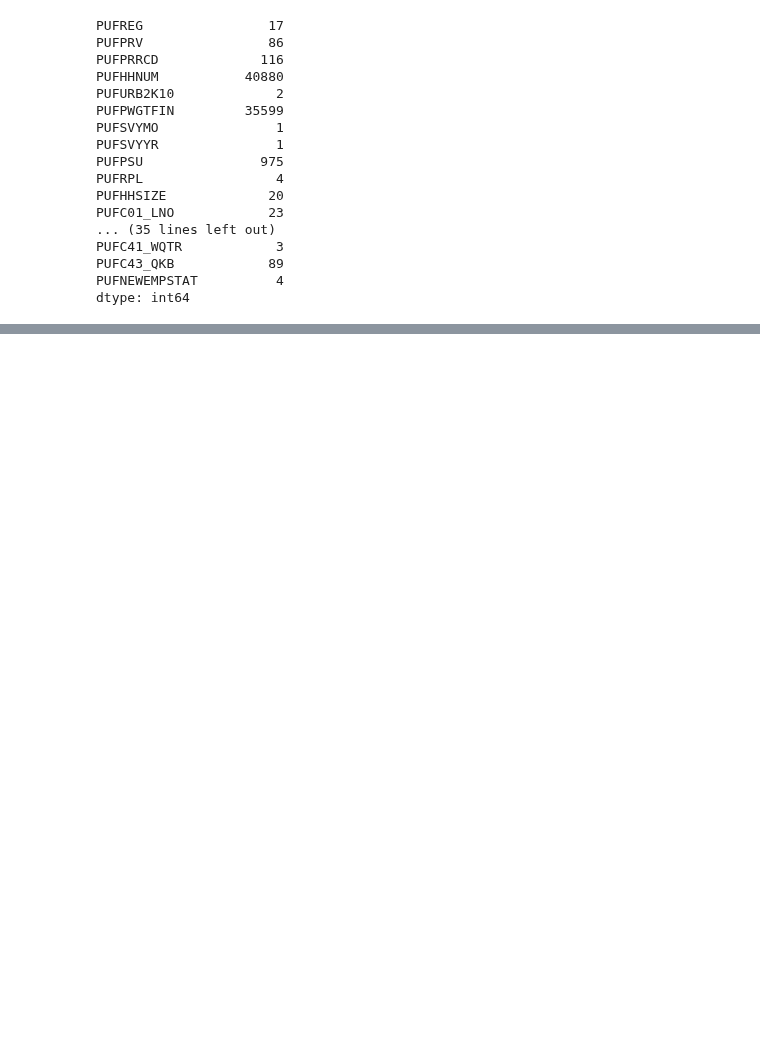
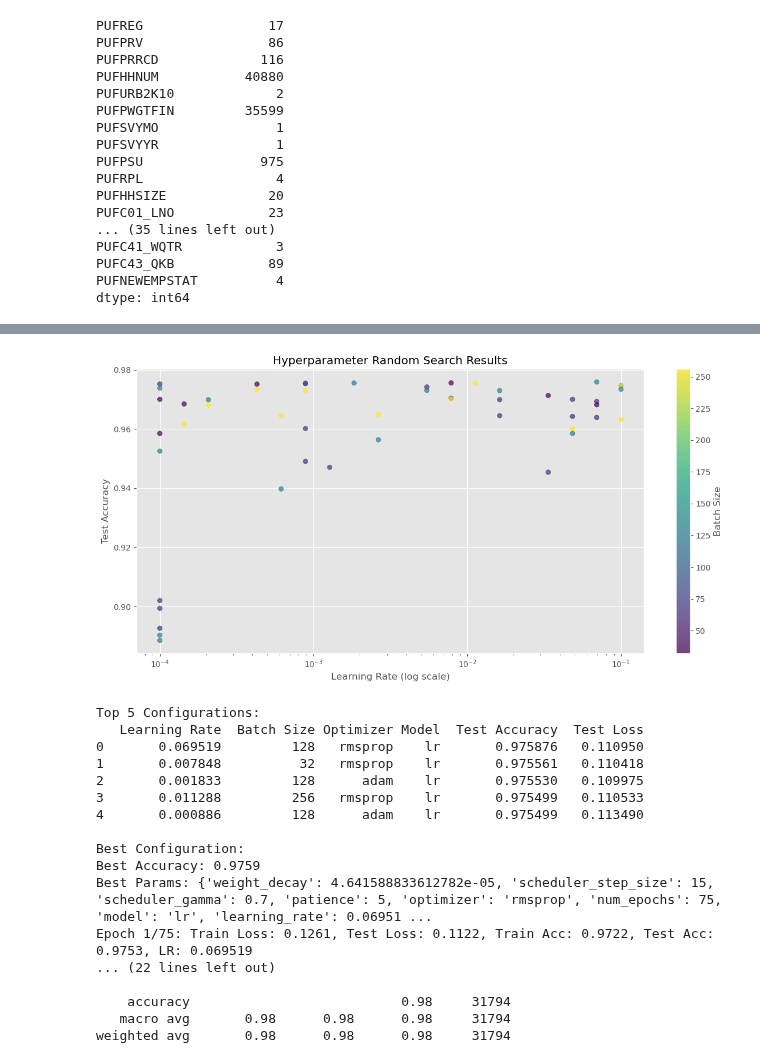
Before and after one commit to devonjavier/STINTSY-Project, a Jupyter notebook: STINTSY_MCO_LFS.ipynb, the cells around one changed output, grey strips where cells are left out. Cells and saved outputs as stored; diff of their text form; code cells hidden in the pictures; blank space fills up the shorter version.

```diff
--- a/STINTSY_MCO_LFS.ipynb
+++ b/STINTSY_MCO_LFS.ipynb
@@ -80,0 +122,4 @@ and for "PUFHHNUM" or the unique sequential number of the surveyed household, th
+# %%
+lfs_data.replace(r"^\s+$", -1, regex=True, inplace=True)
+nan_counts_per_column = lfs_data.isna().sum()
+print(nan_counts_per_column[nan_counts_per_column > 0])
@@ -402,2 +185,0 @@ Replace all instances of one or more spaces with NaN
-# %%
-lfs_data.replace(r"^\s+$", np.nan, regex=True, inplace=True)
@@ -778,0 +215,3 @@ print(feature_importance)
+# %%
+lfs_data.loc[~lfs_data['PUFC07_GRADE'].isin(valid_codes), 'PUFC07_GRADE'] = 700
+print(lfs_data['PUFC07_GRADE'].unique())
@@ -778,0 +270,20 @@ print(feature_importance)
+# %%
+from src.preprocessing import prepare_data
+
+target_col = 'PUFC11_WORK'
+feature_cols = [
+    'PUFC05_AGE', 'PUFC06_MSTAT', 'PUFC04_SEX',
+    'PUFC07_GRADE', 'PUFC08_CURSCH',
+    'PUFC38_PREVJOB', 'PUFC31_FLWRK',
+    'PUFC30_LOOKW', 'PUFC34_WYNOT'
+]
+
+test_size = 0.2
+missing_value =-1
+seed = 45
+
+data_dict = prepare_data(lfs_data, target_col = target_col,
+                         test_size = test_size,
+                         missing_value = missing_value,
+                         feature_cols = feature_cols,
+                         seed = seed)
@@ -778,0 +340,10 @@ print(feature_importance)
+# %%
+hyperparameter_results = hyperparameter_random_search(data_dict)
+best_params = hyperparameter_results['best_params']
+results_summary = hyperparameter_results['summary_df']
+
+final_model = train_model(
+    data_dict,
+    **best_params
+)
+# %% [output]
@@ -778,0 +367,18 @@ print(feature_importance)
+[figure, added]
+Top 5 Configurations:
+   Learning Rate  Batch Size Optimizer Model  Test Accuracy  Test Loss
+0       0.069519         128   rmsprop    lr       0.975876   0.110950
+1       0.007848          32   rmsprop    lr       0.975561   0.110418
+2       0.001833         128      adam    lr       0.975530   0.109975
+3       0.011288         256   rmsprop    lr       0.975499   0.110533
+4       0.000886         128      adam    lr       0.975499   0.113490
+
+Best Configuration:
+Best Accuracy: 0.9759
+Best Params: {'weight_decay': 4.641588833612782e-05, 'scheduler_step_size': 15, 'scheduler_gamma': 0.7, 'patience': 5, 'optimizer': 'rmsprop', 'num_epochs': 75, 'model': 'lr', 'learning_rate': 0.06951 ...
+Epoch 1/75: Train Loss: 0.1261, Test Loss: 0.1122, Train Acc: 0.9722, Test Acc: 0.9753, LR: 0.069519
+... (22 lines left out)
+
+    accuracy                           0.98     31794
+   macro avg       0.98      0.98      0.98     31794
+weighted avg       0.98      0.98      0.98     31794
```
Also changed, not shown: parts of 93 cells of this notebook.
